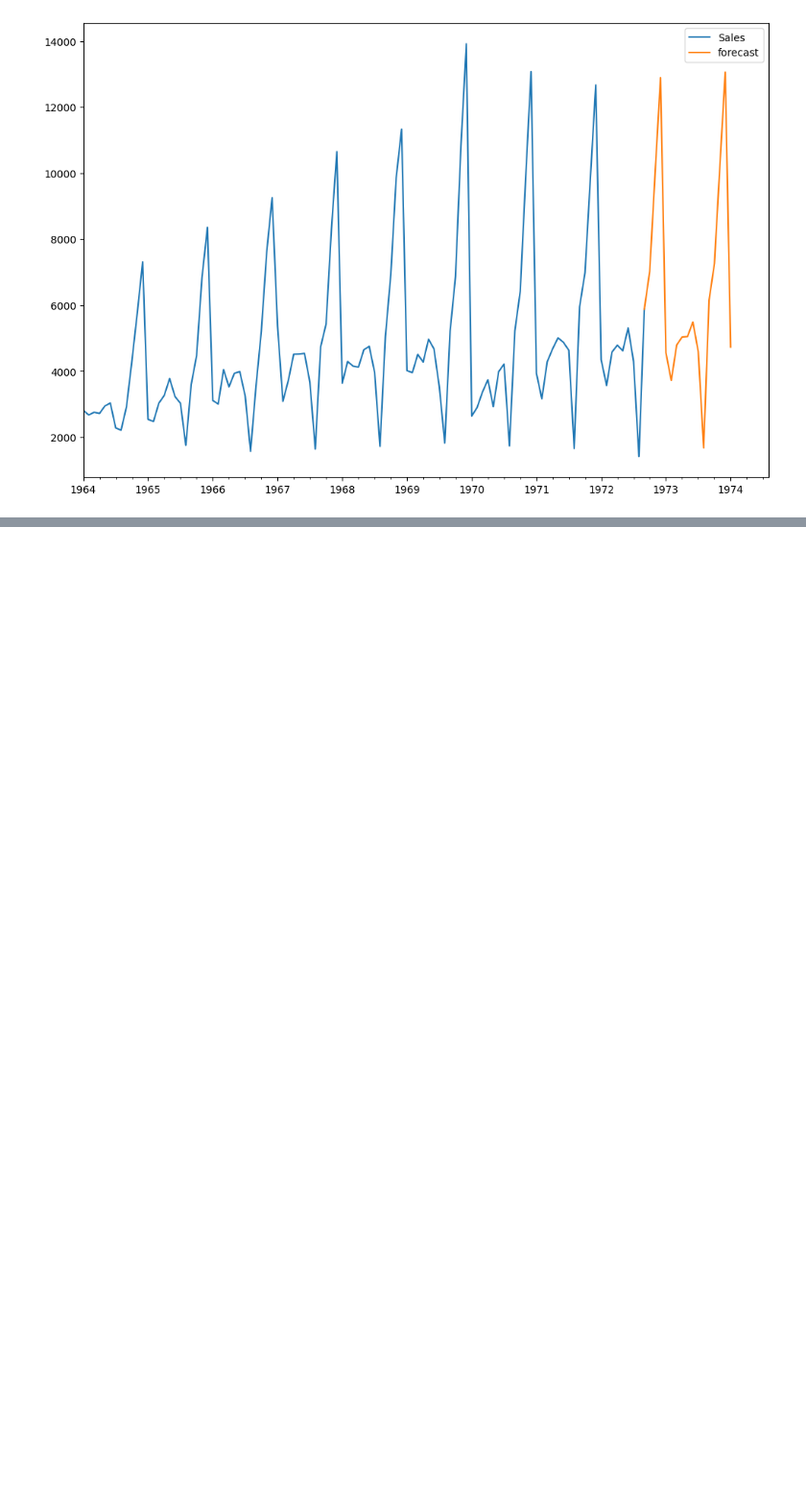
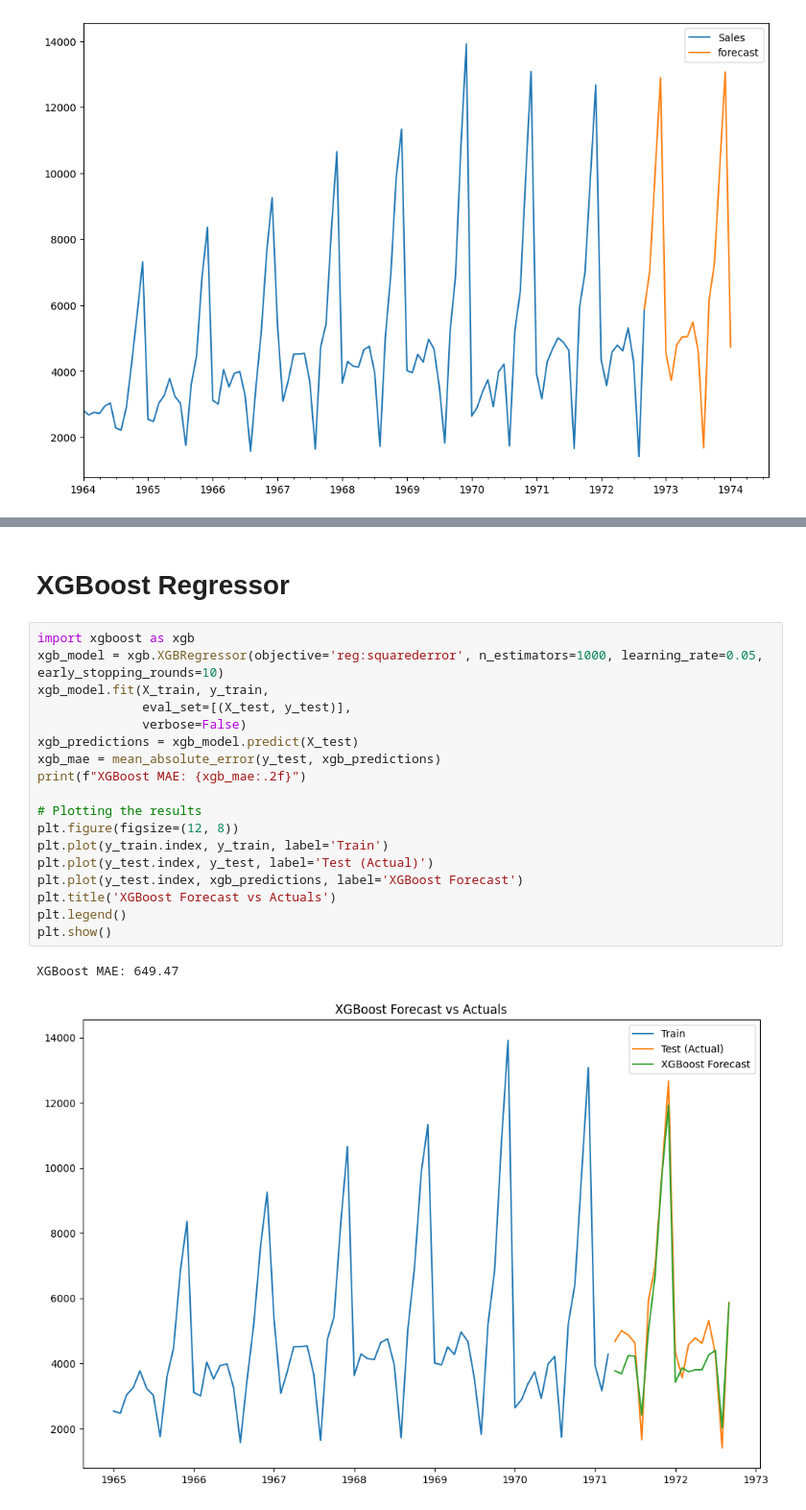
Before and after one commit to tuladhar07/Demand-Forecasting, a Jupyter notebook: Champagne_sales_forecast.ipynb, the cells around one changed output, grey strips where cells are left out. Shown at 96% size. Saved outputs shown, nothing was run; the diff lists cells and outputs as text; blank space fills up the shorter version.

```diff
--- a/Champagne_sales_forecast.ipynb
+++ b/Champagne_sales_forecast.ipynb
@@ -264,0 +351,23 @@ future_df[['Sales', 'forecast']].plot(figsize=(12, 8))
+# %% [markdown]
+# **XGBoost Regressor** #
+# %%
+import xgboost as xgb
+xgb_model = xgb.XGBRegressor(objective='reg:squarederror', n_estimators=1000, learning_rate=0.05, early_stopping_rounds=10)
+xgb_model.fit(X_train, y_train,
+              eval_set=[(X_test, y_test)],
+              verbose=False)
+xgb_predictions = xgb_model.predict(X_test)
+xgb_mae = mean_absolute_error(y_test, xgb_predictions)
+print(f"XGBoost MAE: {xgb_mae:.2f}")
+
+# Plotting the results
+plt.figure(figsize=(12, 8))
+plt.plot(y_train.index, y_train, label='Train')
+plt.plot(y_test.index, y_test, label='Test (Actual)')
+plt.plot(y_test.index, xgb_predictions, label='XGBoost Forecast')
+plt.title('XGBoost Forecast vs Actuals')
+plt.legend()
+plt.show()
+# %% [output]
+XGBoost MAE: 649.47
+[figure, added]
```
Also changed, not shown: parts of 23 cells of this notebook, 1 other file.
